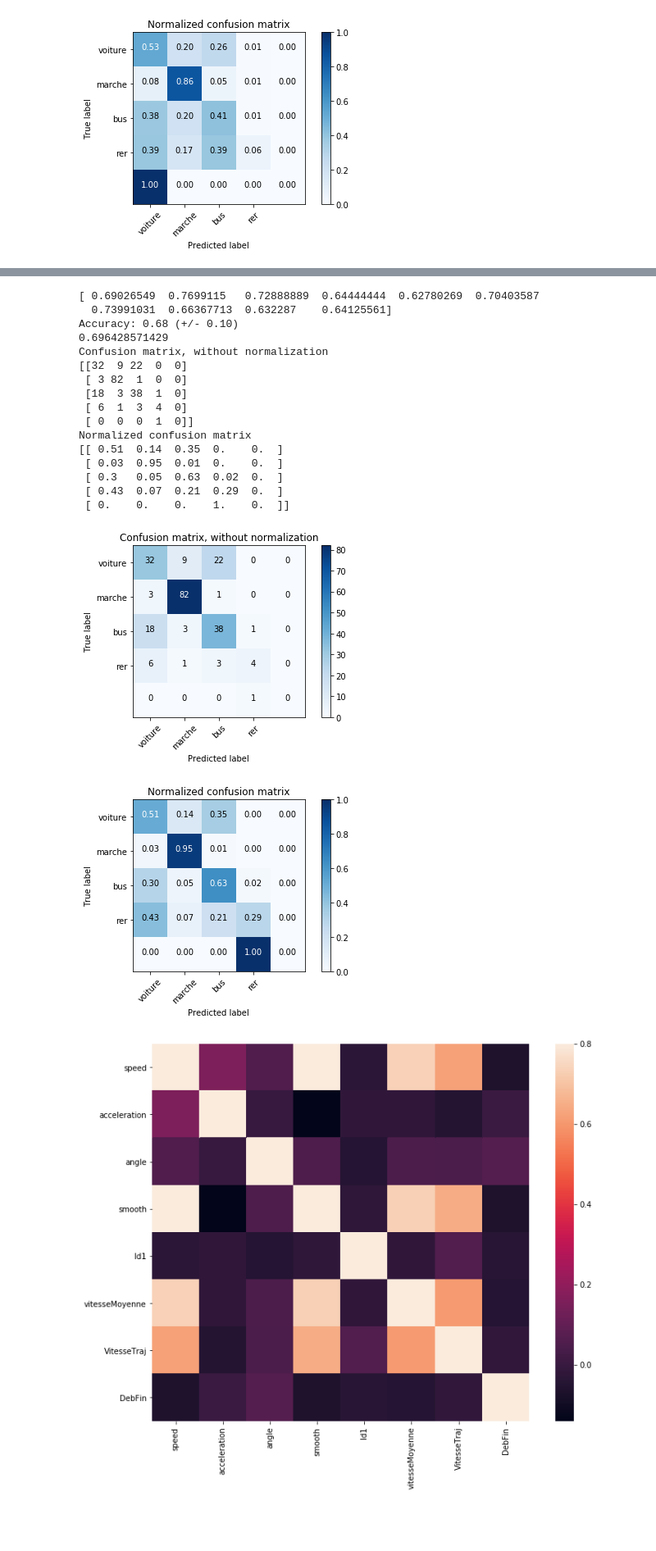
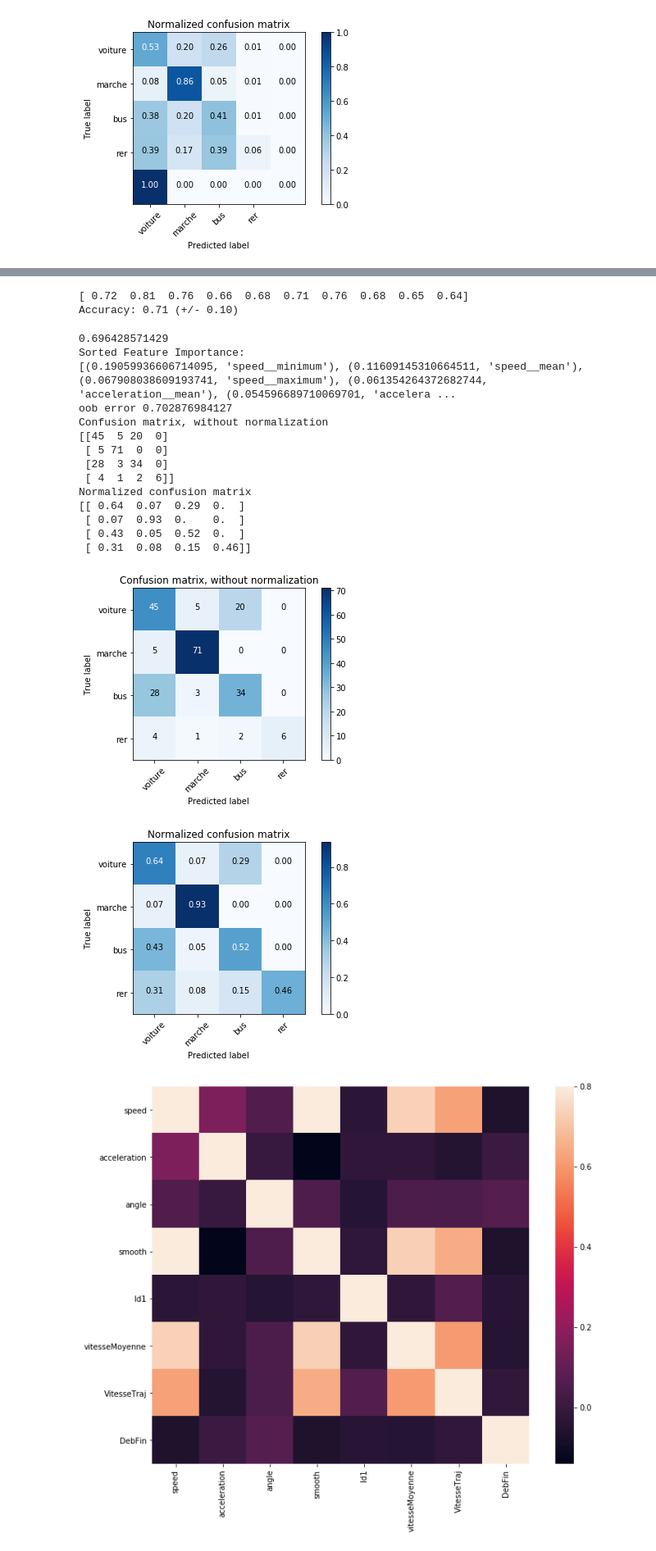
Before and after one commit to koper921/ProjetGps, a Jupyter notebook: Projet au propre avec Modif vitesse et acceleration.ipynb, the cells around one changed output, grey strips where cells are left out. Shown: that part at 82% size. Drawn from its saved outputs; the diff is of its cells as text; code cells hidden in the pictures; blank space fills up the shorter version.

```diff
--- a/Projet au propre avec Modif vitesse et acceleration.ipynb
+++ b/Projet au propre avec Modif vitesse et acceleration.ipynb
@@ -1217,7 +1217,7 @@ Normalized confusion matrix
 #df_essai= df_1[['speed',  'acceleration','angle','DebFin','Id1','smooth']] 70.8% de précision
 #vitesseMoyenne  et vitesseTraj mauvaise variables fait perdre en précision
 
-df_essai= df_1[['speed',  'acceleration','angle','DebFin','Id1','smooth', 'Cluster']]
+df_essai= df_1[['speed',  'acceleration','angle','DebFin','Id1','smooth']]
 #df_essai= df_3[['speed',  'acceleration','angle','smooth','Id1']]
 df_essai = df_essai[np.isfinite(df_essai['acceleration'])]
 #df_essai = df_essai[np.isfinite(df_essai['VitesseTraj'])]
@@ -1254,7 +1254,7 @@ from sklearn.datasets import make_classification
 
 for i in range(2,50):
     index.append(i)
-    clf = RandomForestClassifier(max_depth=i, random_state=0)
+    clf = RandomForestClassifier(max_depth=i,n_estimators=40, random_state=0)
     cv = ShuffleSplit(n_splits=10, test_size=0.2, random_state=0)
 
     scores = cross_val_score(clf, X, y, cv=cv)
@@ -1280,7 +1368,7 @@ from sklearn.metrics import confusion_matrix
 
 X = extract_features(df_essai, column_id="Id1", default_fc_parameters=MinimalFCParameters())
 
-clf = RandomForestClassifier(max_depth=8, random_state=0)
+clf = RandomForestClassifier(max_depth=8, random_state=0, oob_score=True)
 
 scores = cross_val_score(clf, X, y, cv=10)
 print(scores)
@@ -1292,6 +1380,14 @@ Y_pred= clf.predict(X_test)
 print((Y_pred==y_test).mean())
 y_test = y_test
 y_pred = Y_pred
+
+
+importances = clf.feature_importances_
+
+print ("Sorted Feature Importance:")
+sorted_feature_importance = sorted(zip(importances, list(X_train)), reverse=True)
+print (sorted_feature_importance)
+print('oob error', clf.oob_score_)
 
 
 def plot_confusion_matrix(cm, classes,
@@ -1317,51 +1413,51 @@ def plot_confusion_matrix(cm, classes,
     plt.xticks(tick_marks, classes, rotation=45)
     plt.yticks(tick_marks, classes)
 
     fmt = '.2f' if normalize else 'd'
     thresh = cm.max() / 2.
     for i, j in itertools.product(range(cm.shape[0]), range(cm.shape[1])):
         plt.text(j, i, format(cm[i, j], fmt),
                  horizontalalignment="center",
                  color="white" if cm[i, j] > thresh else "black")
 
     plt.tight_layout()
     plt.ylabel('True label')
     plt.xlabel('Predicted label')
 
 # Compute confusion matrix
 cnf_matrix = confusion_matrix(y_test, y_pred)
 np.set_printoptions(precision=2)
 
 # Plot non-normalized confusion matrix
 plt.figure()
 plot_confusion_matrix(cnf_matrix, classes=['voiture', 'marche', 'bus', 'rer'],
                       title='Confusion matrix, without normalization')
 
 # Plot normalized confusion matrix
 plt.figure()
 plot_confusion_matrix(cnf_matrix, classes=['voiture', 'marche', 'bus', 'rer'], normalize=True,
                       title='Normalized confusion matrix')
 
 plt.show()
 # %% [output]
-[ 0.69026549  0.7699115   0.72888889  0.64444444  0.62780269  0.70403587
-  0.73991031  0.66367713  0.632287    0.64125561]
-Accuracy: 0.68 (+/- 0.10)
-0.696428571429
-Confusion matrix, without normalization
-[[32  9 22  0  0]
- [ 3 82  1  0  0]
- [18  3 38  1  0]
- [ 6  1  3  4  0]
- [ 0  0  0  1  0]]
-Normalized confusion matrix
-[[ 0.51  0.14  0.35  0.    0.  ]
- [ 0.03  0.95  0.01  0.    0.  ]
- [ 0.3   0.05  0.63  0.02  0.  ]
- [ 0.43  0.07  0.21  0.29  0.  ]
- [ 0.    0.    0.    1.    0.  ]]
+[ 0.72  0.81  0.76  0.66  0.68  0.71  0.76  0.68  0.65  0.64]
+Accuracy: 0.71 (+/- 0.10)
+0.696428571429
+Sorted Feature Importance:
+[(0.19059936606714095, 'speed__minimum'), (0.11609145310664511, 'speed__mean'), (0.067908038609193741, 'speed__maximum'), (0.061354264372682744, 'acceleration__mean'), (0.054596689710069701, 'accelera ...
+oob error 0.702876984127
+Confusion matrix, without normalization
+[[45  5 20  0]
+ [ 5 71  0  0]
+ [28  3 34  0]
+ [ 4  1  2  6]]
+Normalized confusion matrix
+[[ 0.64  0.07  0.29  0.  ]
+ [ 0.07  0.93  0.    0.  ]
+ [ 0.43  0.05  0.52  0.  ]
+ [ 0.31  0.08  0.15  0.46]]
-[figure, old version]
+[figure, new version]
-[figure, old version]
+[figure, new version]
 # %%
 #
 corrmat = df_essai.corr()
```
Also changed, not shown: parts of 3 cells of this notebook, 1 other file.
